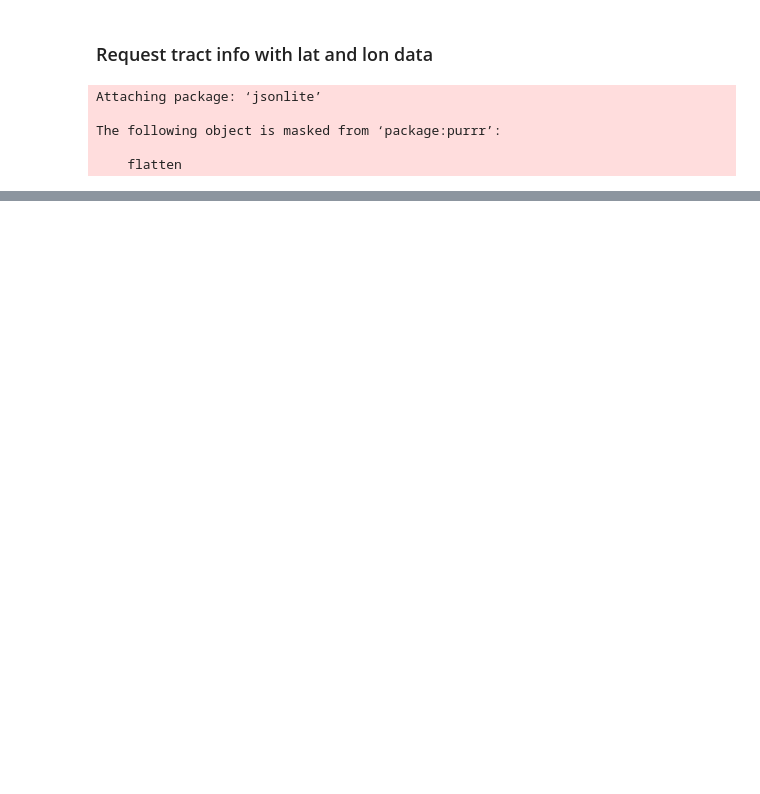
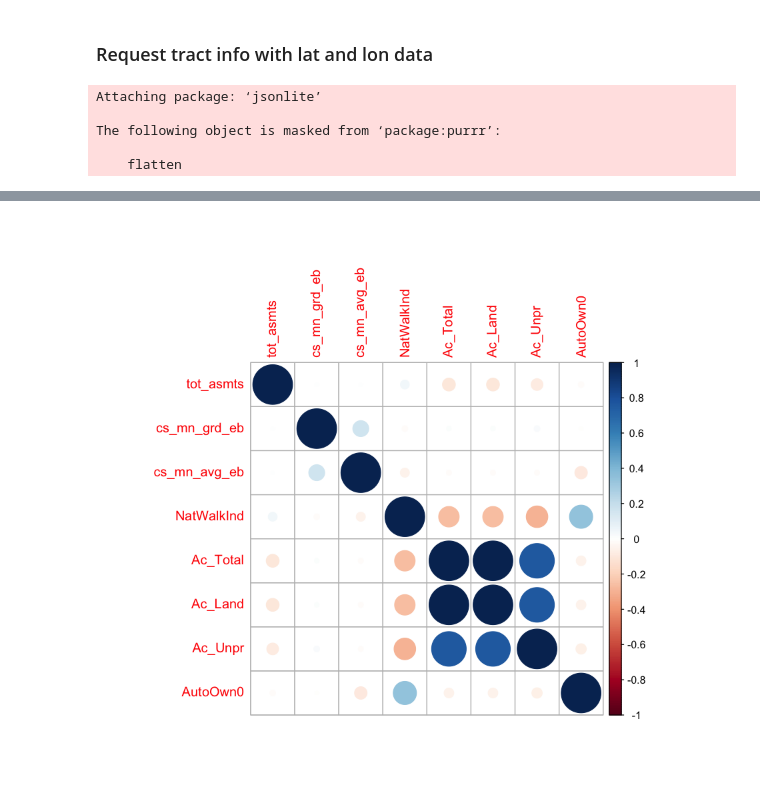
Before and after one commit to dylanedwardmoore/walkabilityschoolsproject, a Jupyter notebook: data_analysis-v2.ipynb, the cells around one changed output, grey strips where cells are left out. Drawn from its saved outputs; the diff is of its cells as text; code cells hidden in the pictures; blank space fills up the shorter version.

```diff
--- a/data_analysis-v2.ipynb
+++ b/data_analysis-v2.ipynb
@@ -204,3 +192,10 @@ df2 = cbind(df2, AutoOwn0)
 | ACORN Woodland Elementary | CA | 2166 | -0.2577003 | -0.026600789 | 0.059886600 | 0.00598175 | 0.02881002 | ... |
 # %%
 write.csv(df2,"wip_2.csv", row.names = FALSE)
+# %%
+# missing:  "School", "Latitude", "Longitude","Charter",
+df = select(df2, "tot_asmts", "cs_mn_grd_eb", "cs_mn_avg_eb", "NatWalkInd", "Ac_Total", "Ac_Land", "Ac_Unpr", "AutoOwn0")
+C <- cor(df, use="pairwise.complete.obs")
+corrplot(C)
+# %% [output]
+[figure, added]
```
Also changed, not shown: parts of 7 cells of this notebook.
